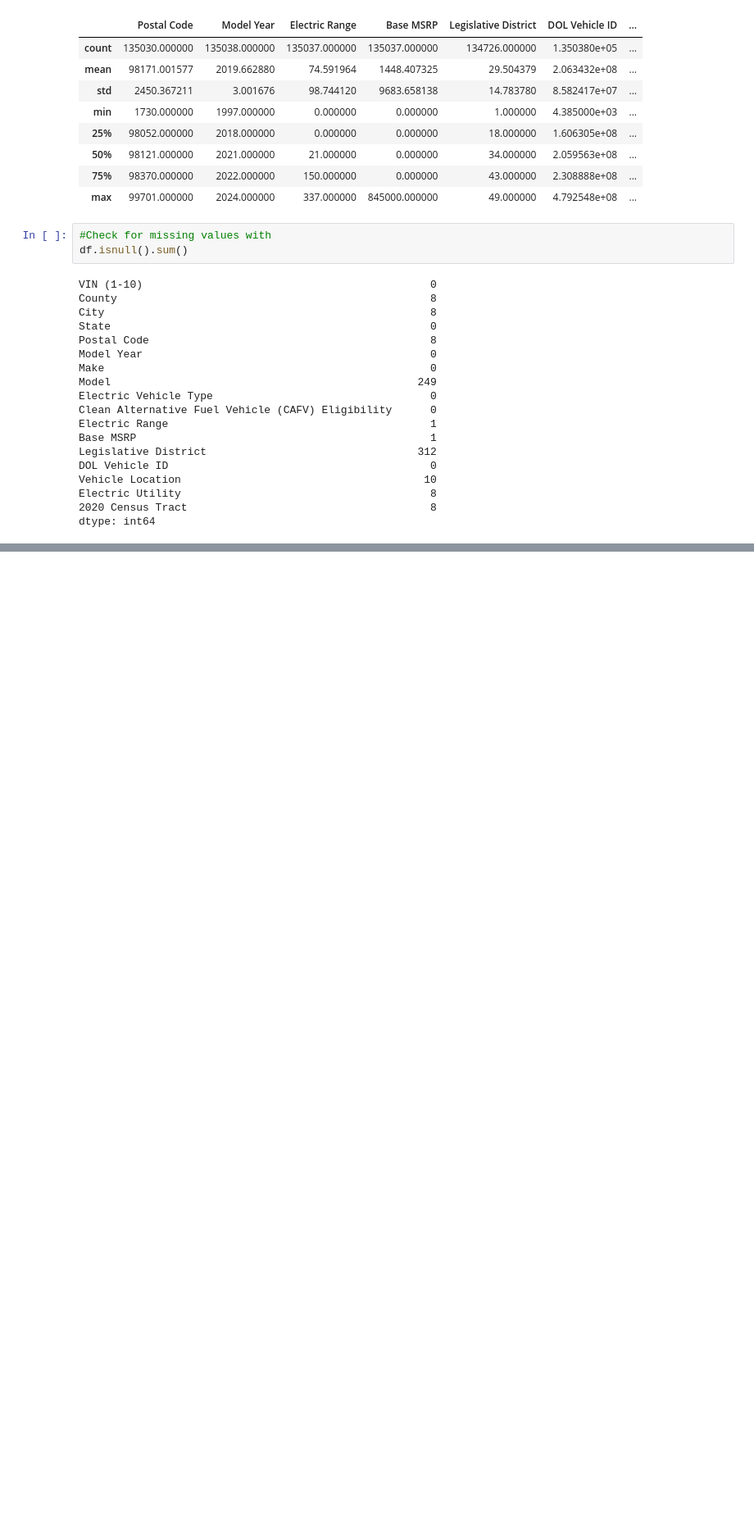
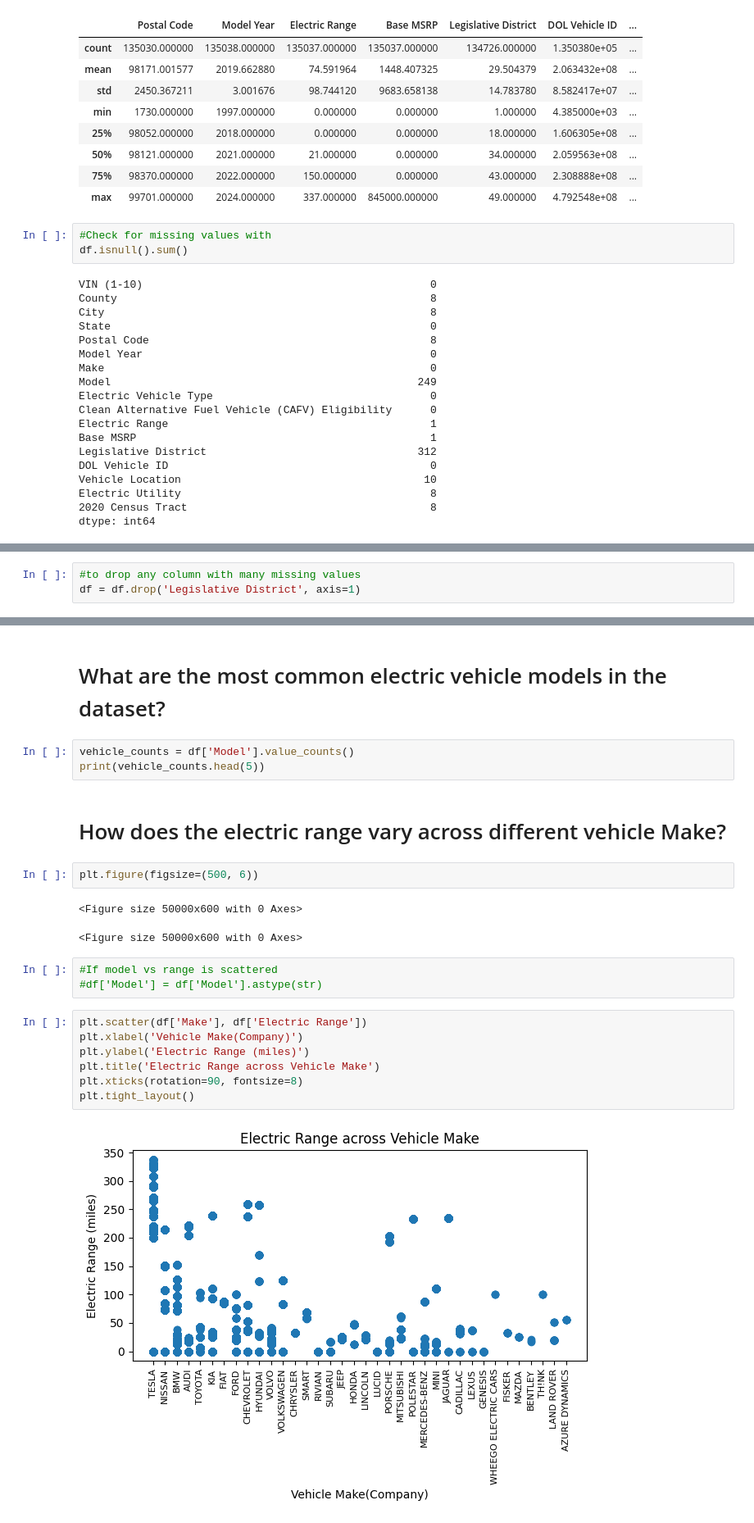
Before and after one commit to PiKa919/Electric-Vehicles-Analysis, a Jupyter notebook: Electric.ipynb, the cells around one changed output, grey strips where cells are left out. Shown at 82% size. Drawn from its saved outputs; the diff is of its cells as text; blank space fills up the shorter version.

Commit message:
Plotted make vs range

```diff
--- a/Electric.ipynb
+++ b/Electric.ipynb
@@ -63,0 +71,3 @@ dtype: int64
+# %%
+#to drop any column with many missing values
+df = df.drop('Legislative District', axis=1)
@@ -63,0 +104,24 @@ dtype: int64
+# %% [markdown]
+# What are the most common electric vehicle models in the dataset?
+# %%
+vehicle_counts = df['Model'].value_counts()
+print(vehicle_counts.head(5))
+# %% [markdown]
+# How does the electric range vary across different vehicle Make?
+# %%
+plt.figure(figsize=(500, 6))
+# %% [output]
+<Figure size 50000x600 with 0 Axes>
+<Figure size 50000x600 with 0 Axes>
+# %%
+#If model vs range is scattered
+#df['Model'] = df['Model'].astype(str)
+# %%
+plt.scatter(df['Make'], df['Electric Range'])
+plt.xlabel('Vehicle Make(Company)')
+plt.ylabel('Electric Range (miles)')
+plt.title('Electric Range across Vehicle Make')
+plt.xticks(rotation=90, fontsize=8)
+plt.tight_layout()
+# %% [output]
+[figure, added]
```
Also changed, not shown: parts of 7 cells of this notebook, 1 other file.
